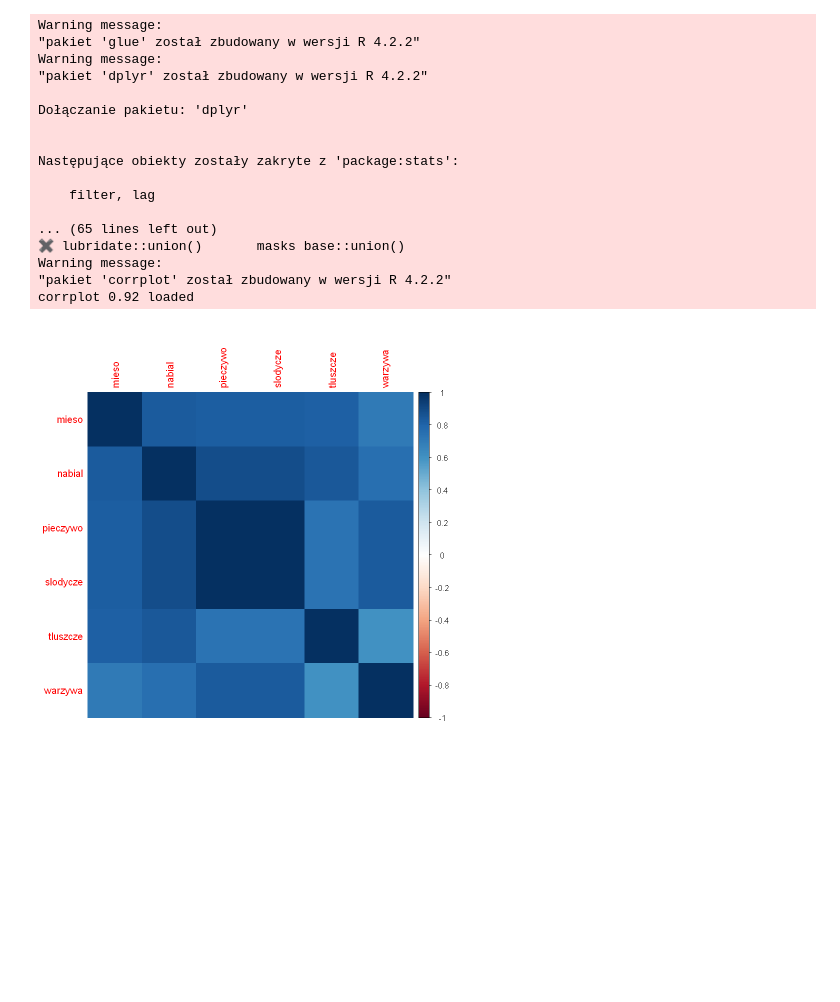
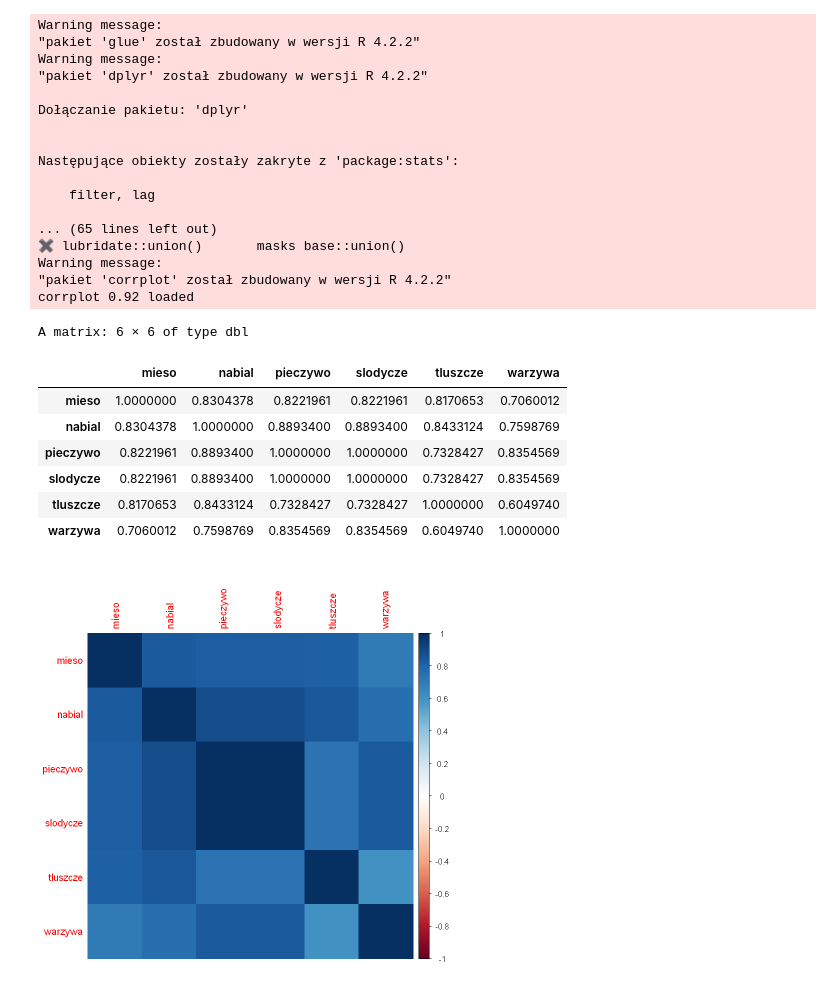
Before and after one commit to AdamixD/SAD_Projekt_1, a Jupyter notebook: Problem2.ipynb, the cells around one changed output. Cells and saved outputs as stored; diff of their text form; code cells hidden in the pictures; blank space fills up the shorter version.

```diff
--- a/Problem2.ipynb
+++ b/Problem2.ipynb
@@ -61,11 +61,22 @@ warzywa_tidy <- warzywa |> pivot_longer(-Period, names_to = "kraj", values_to =
 df_cor['mieso'] = head(mieso_tidy$cena, n = rows)
 df_cor['nabial'] = head(nabial_tidy$cena, n = rows)
 df_cor['pieczywo'] = head(pieczywo_tidy$cena, n = rows)
-df_cor['slodycze'] = head(pieczywo_tidy$cena, n = rows)
+df_cor['slodycze'] = head(slodycze_tidy$cena, n = rows)
 df_cor['tluszcze'] = head(tluszcze_tidy$cena, n = rows)
 df_cor['warzywa'] = head(warzywa_tidy$cena, n = rows)
 # %%
 cor_matrix = cor(df_cor)
+# %%
+cor_matrix
+# %% [output]
+A matrix: 6 × 6 of type dbl
+|  | mieso | nabial | pieczywo | slodycze | tluszcze | warzywa |
+| mieso | 1.0000000 | 0.8304378 | 0.8221961 | 0.8221961 | 0.8170653 | 0.7060012 |
+| nabial | 0.8304378 | 1.0000000 | 0.8893400 | 0.8893400 | 0.8433124 | 0.7598769 |
+| pieczywo | 0.8221961 | 0.8893400 | 1.0000000 | 1.0000000 | 0.7328427 | 0.8354569 |
+| slodycze | 0.8221961 | 0.8893400 | 1.0000000 | 1.0000000 | 0.7328427 | 0.8354569 |
+| tluszcze | 0.8170653 | 0.8433124 | 0.7328427 | 0.7328427 | 1.0000000 | 0.6049740 |
+| warzywa | 0.7060012 | 0.7598769 | 0.8354569 | 0.8354569 | 0.6049740 | 1.0000000 |
 # %%
 corrplot(cor_matrix, method="color")
 # %% [output]
```
